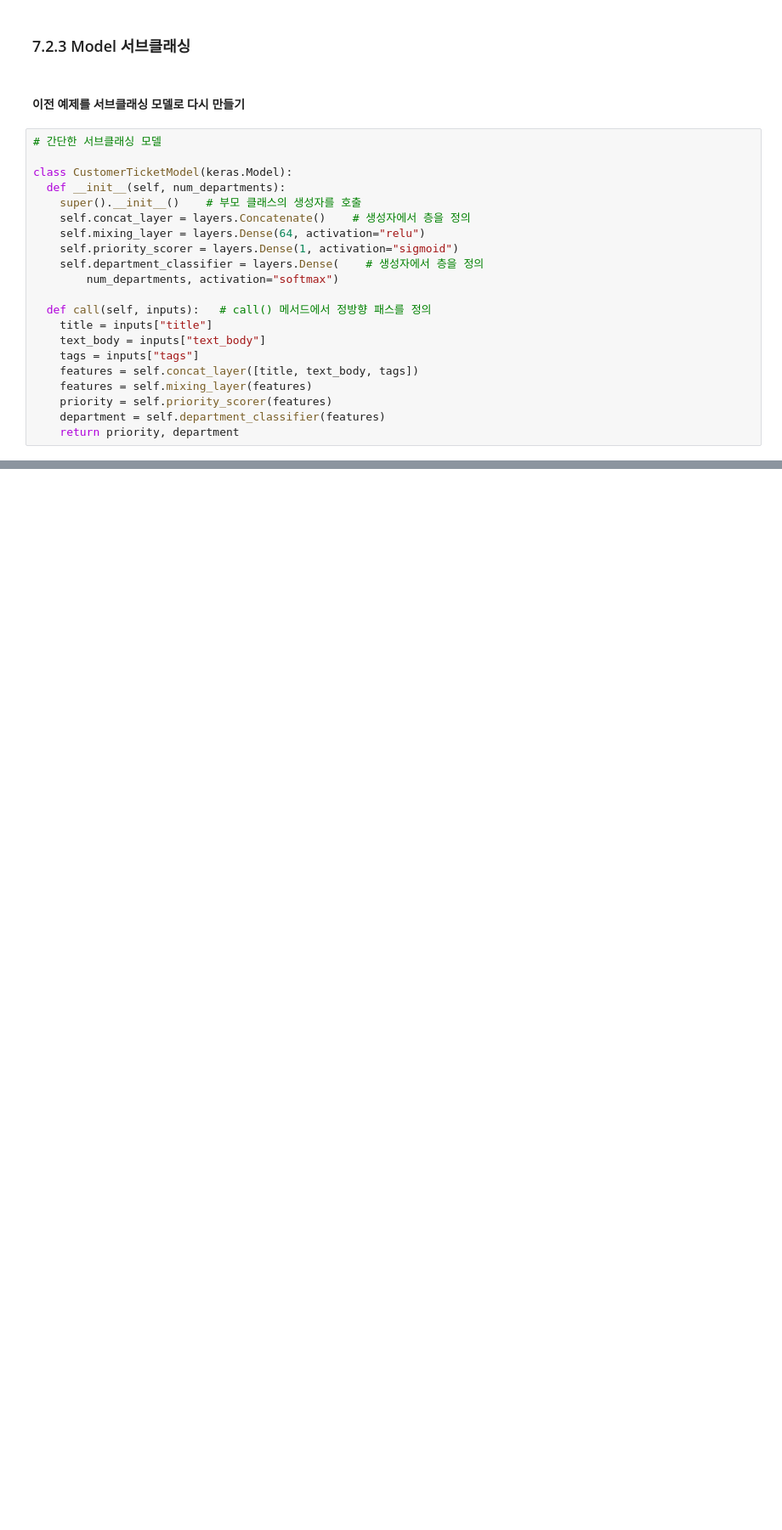
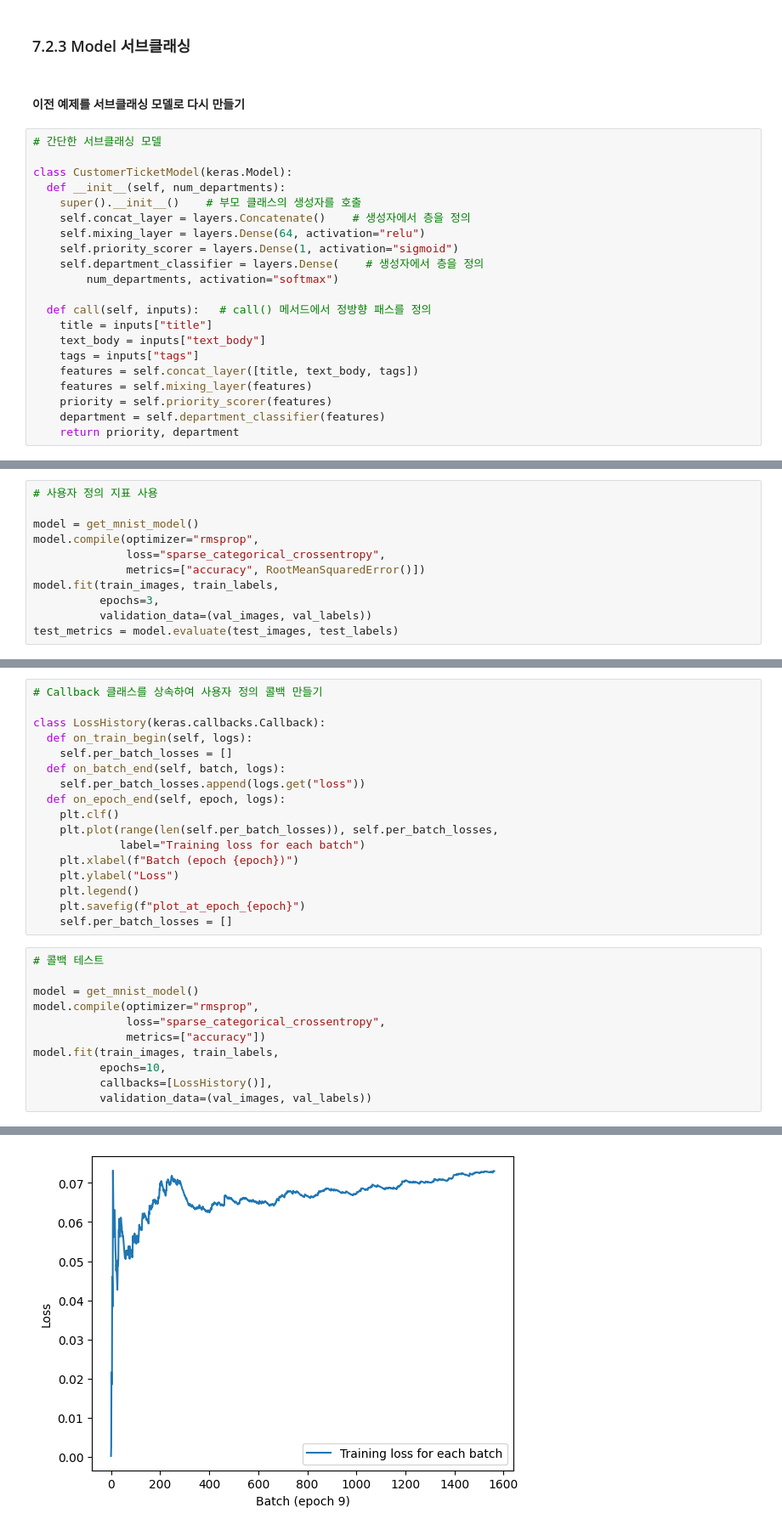
Before and after one commit to Parkseojin2001/Deep-learning_with_Python, a Jupyter notebook: chapter07_working_with_keras.ipynb, the cells around one changed output, grey strips where cells are left out. Shown: that part at 85% size. Drawn from its saved outputs; the diff is of its cells as text; blank space fills up the shorter version.

```diff
--- a/chapter07_working_with_keras.ipynb
+++ b/chapter07_working_with_keras.ipynb
@@ -301,0 +439,11 @@ class CustomerTicketModel(keras.Model):
+# %%
+# 사용자 정의 지표 사용
+
+model = get_mnist_model()
+model.compile(optimizer="rmsprop",
+              loss="sparse_categorical_crossentropy",
+              metrics=["accuracy", RootMeanSquaredError()])
+model.fit(train_images, train_labels,
+          epochs=3,
+          validation_data=(val_images, val_labels))
+test_metrics = model.evaluate(test_images, test_labels)
@@ -301,0 +507,29 @@ class CustomerTicketModel(keras.Model):
+# %%
+# Callback 클래스를 상속하여 사용자 정의 콜백 만들기
+
+class LossHistory(keras.callbacks.Callback):
+  def on_train_begin(self, logs):
+    self.per_batch_losses = []
+  def on_batch_end(self, batch, logs):
+    self.per_batch_losses.append(logs.get("loss"))
+  def on_epoch_end(self, epoch, logs):
+    plt.clf()
+    plt.plot(range(len(self.per_batch_losses)), self.per_batch_losses,
+             label="Training loss for each batch")
+    plt.xlabel(f"Batch (epoch {epoch})")
+    plt.ylabel("Loss")
+    plt.legend()
+    plt.savefig(f"plot_at_epoch_{epoch}")
+    self.per_batch_losses = []
+# %%
+# 콜백 테스트
+
+model = get_mnist_model()
+model.compile(optimizer="rmsprop",
+              loss="sparse_categorical_crossentropy",
+              metrics=["accuracy"])
+model.fit(train_images, train_labels,
+          epochs=10,
+          callbacks=[LossHistory()],
+          validation_data=(val_images, val_labels))
+# %% [output]
@@ -301,0 +557 @@ class CustomerTicketModel(keras.Model):
+[figure, added]
```
Also changed, not shown: parts of 43 cells of this notebook.
